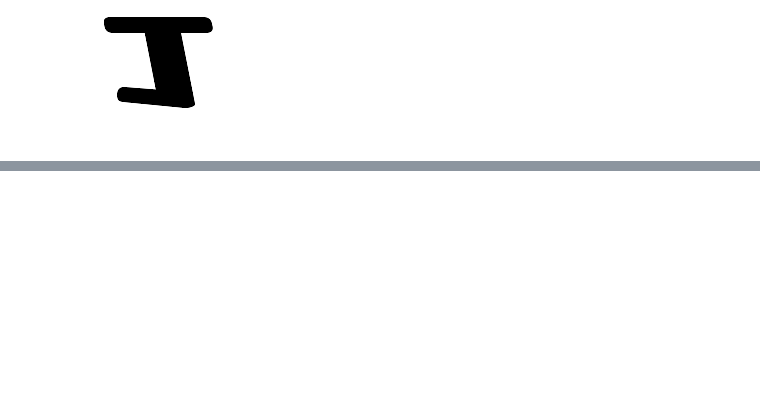
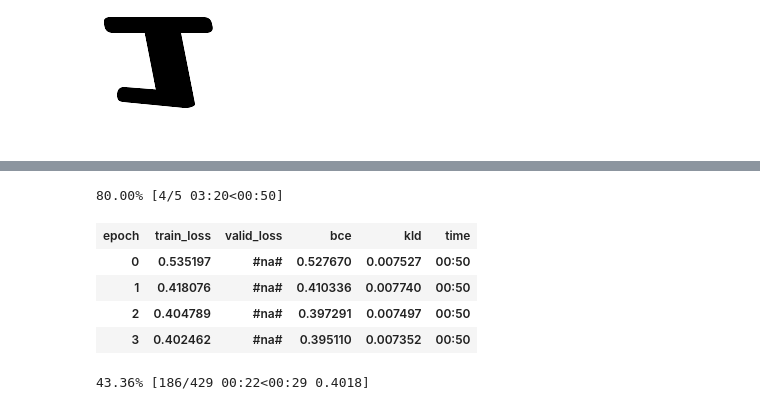
Before and after one commit to haofengac/font-gen, a Jupyter notebook: dataloader.ipynb, the cells around one changed output, grey strips where cells are left out. Drawn from its saved outputs; the diff is of its cells as text; code cells hidden in the pictures; blank space fills up the shorter version.

```diff
--- a/dataloader.ipynb
+++ b/dataloader.ipynb
@@ -118 +125,7 @@ def npad_collate(samples:BatchSamples, pad_idx:int=0) -> Tuple[LongTensor, LongT
+# %%
+dataAE = (ImageList.from_df(svgDF,path="",cols="png",convert_mode="L")
+          .split_none()
+          .label_from_df(cols=["label"],label_cls=CategoryList)
+          .transform(size=64)
+          .databunch(bs=256))
 # %%
@@ -147,0 +248,12 @@ next(iter(data.train_dl))
+# %%
+learnAE = Learner(dataAE,VAE(),loss_func=VAELoss(),callback_fns=[VAETrainer])
+# %%
+learnAE.fit_one_cycle(5,3e-3)
+# %% [output]
+80.00% [4/5 03:20<00:50]
+| epoch | train_loss | valid_loss | bce | kld | time |
+| 0 | 0.535197 | #na# | 0.527670 | 0.007527 | 00:50 |
+| 1 | 0.418076 | #na# | 0.410336 | 0.007740 | 00:50 |
+| 2 | 0.404789 | #na# | 0.397291 | 0.007497 | 00:50 |
+| 3 | 0.402462 | #na# | 0.395110 | 0.007352 | 00:50 |
+43.36% [186/429 00:22<00:29 0.4018]
```
Also changed, not shown: parts of 23 cells of this notebook.
